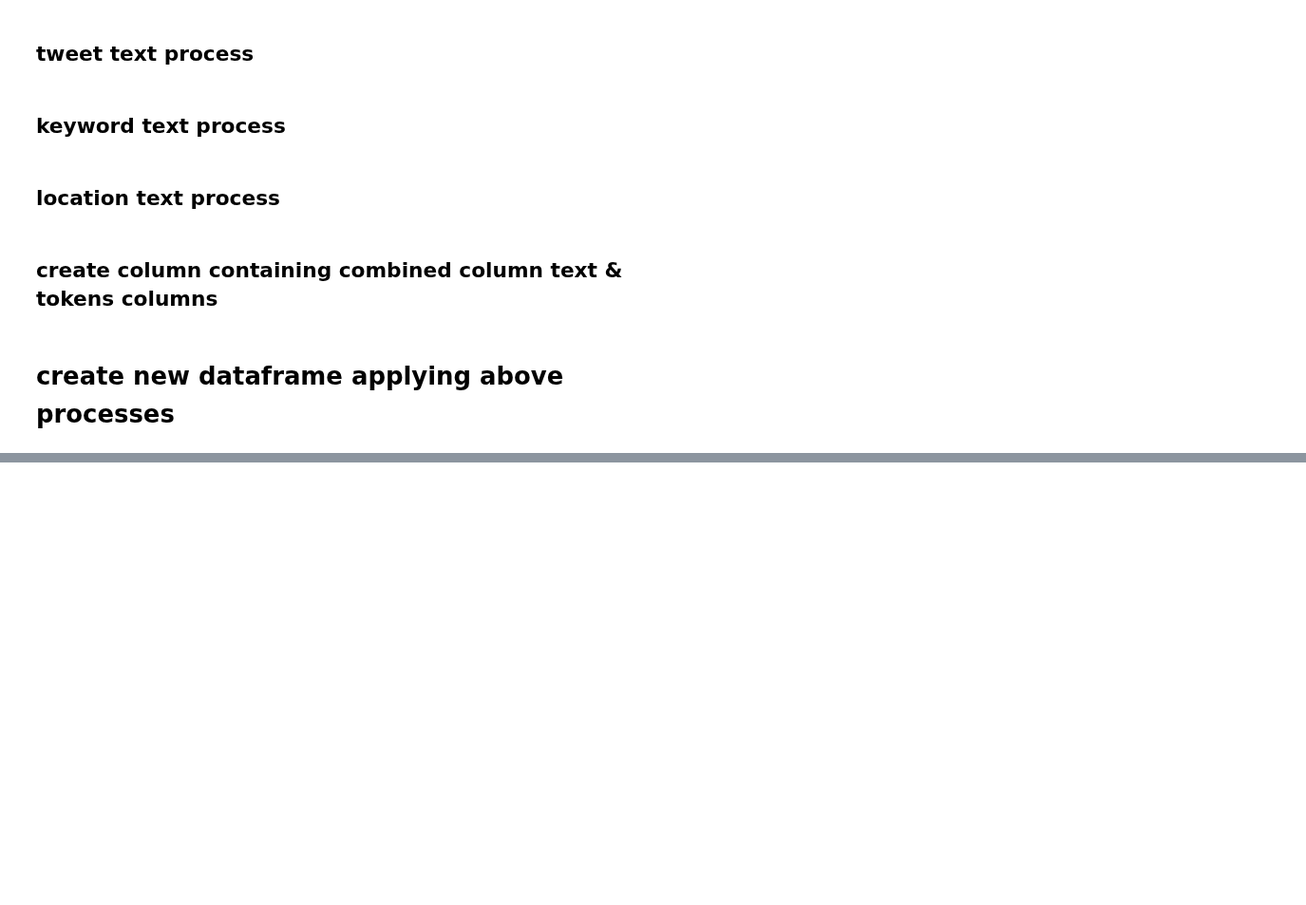
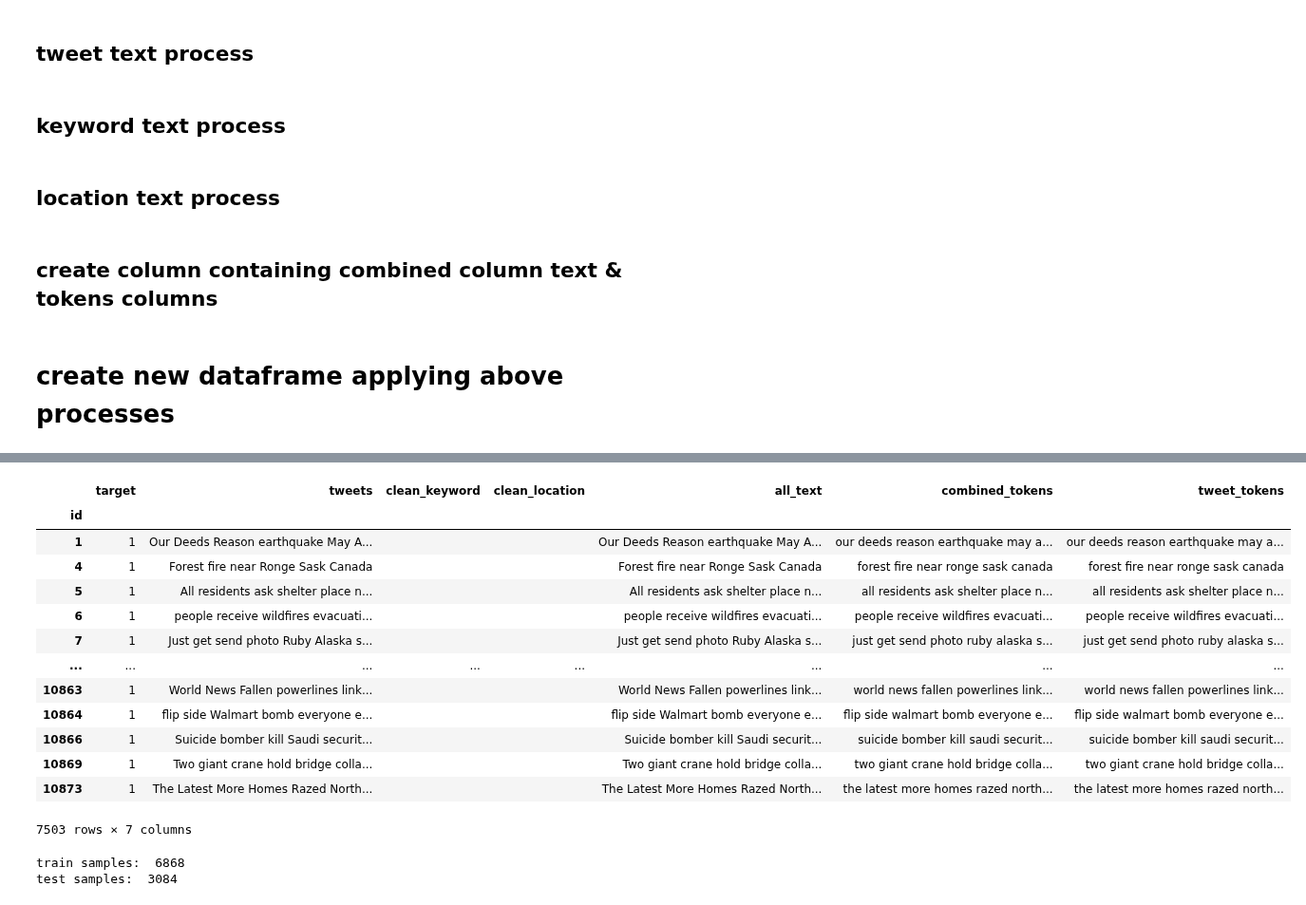
Before and after one commit to 8REN/disaster_tweets, a Jupyter notebook: preprocess_text.ipynb, the cells around one changed output, grey strips where cells are left out. Shown at 95% size. Saved outputs shown, nothing was run; the diff lists cells and outputs as text; code cells hidden in the pictures; blank space fills up the shorter version.

```diff
--- a/preprocess_text.ipynb
+++ b/preprocess_text.ipynb
@@ -319,6 +288,8 @@ def lemmatize_text_nouns(text):
         word = lemmatizer.lemmatize(text, 'n')
     return word
 # %%
+
+
 def lemmatize_text(text):
     #function to tokenize and lemmatize text, removing twitter handles and reducing length of words ex. loool = lol
     lemmatizer = WordNetLemmatizer()
@@ -338,6 +309,7 @@ def replace_numbers(tokens):
         else:
             new_tokens.append(word)
     return new_tokens
+
 
 def remove_non_ascii(tokens):
     # function to remove non unicode characters from tokenized text
@@ -359,8 +331,8 @@ def remove_stopwords(tokens):
 def norm_text(tokens):
     # function to normalize text by replacing digits with words and removing stopwords performed on tokenized text
     words = replace_numbers(tokens)
-    #new_words = remove_stopwords(words)
-    return words
+    new_words = remove_stopwords(words)
+    return new_words
 # %% [markdown]
 ## tweet text process
 # %%
@@ -368,17 +340,16 @@ def norm_text(tokens):
 def process_tweet(df):
     """combine regex and nltk processing for tweet text and keyword text processing"""
     def expand_text(text):
-        text = remove_handles(text)
-        camel_text = camel_case_split(text)
+        camel_text = expand_hashtags(text)
         exp_loc_tweet = word_expansion_from_dict(camel_text, expansion_dict=location_expansion_dict)
-        exp_text = word_expansion_from_dict(exp_loc_tweet, expansion_dict=word_expansion_dict)
+        exp_text = word_expansion_from_dict(exp_loc_tweet.lower(), expansion_dict=contractions_dict)
         return exp_text
 
     def process_text(text):
-        exp_text = expand_text(text)
+        exp_text = expand_hashtags(text)
         clean_text = denoise_text(exp_text)
         lem_text = lemmatize_text(clean_text)
-        text = ' '.join(x for x in norm_text(lem_text) if len(x) > 1)
+        text = ' '.join(x for x in norm_text(lem_text) if len(x) > 2)
         return text
 
 
@@ -398,13 +369,13 @@ def process_location(df):
     """combine regex and nltk processing for location text processing"""
 
     def expand_text(text):
-        camel_text = camel_case_split(text)
+        camel_text = expand_hashtags(text)
         #loc_dict_lower = {k.lower(): v for k, v in location_expansion_dict.items()}
         exp_text = word_expansion_from_dict(camel_text, location_expansion_dict)
         return exp_text
 
     def process_text(text):
-        exp_text = expand_text(text)
+        exp_text = expand_hashtags(text)
         clean_text = denoise_text(exp_text)
         lem_text = lemmatize_text(clean_text)
         text = ' '.join([x for x in norm_text(lem_text)])
@@ -428,6 +399,8 @@ def combine_columns(df):
     df['all_text'] = df['all_text'].str.strip()
     df['combined_tokens'] = df.all_text.apply(lambda row: row.split())
     df['tweet_tokens'] = df.tweets.apply(lambda row: row.split())
+    df['combined_tokens'] = df.all_text.str.lower()
+    df['tweet_tokens'] = df.tweets.str.lower()
     new_df = df.drop(['keyword', 'location', 'text'], axis=1)
     return new_df
 # %% [markdown]
@@ -494 +418,26 @@ test_df[100:150]
+# %%
+train_df
+# %% [output]
+|  | target | tweets | clean_keyword | clean_location | all_text | combined_tokens | tweet_tokens |
+| id |  |  |  |  |  |  |  |
+| 1 | 1 | Our Deeds Reason earthquake May A... |  |  | Our Deeds Reason earthquake May A... | our deeds reason earthquake may a... | our deeds reason earthquake may a... |
+| 4 | 1 | Forest fire near Ronge Sask Canada |  |  | Forest fire near Ronge Sask Canada | forest fire near ronge sask canada | forest fire near ronge sask canada |
+| 5 | 1 | All residents ask shelter place n... |  |  | All residents ask shelter place n... | all residents ask shelter place n... | all residents ask shelter place n... |
+| 6 | 1 | people receive wildfires evacuati... |  |  | people receive wildfires evacuati... | people receive wildfires evacuati... | people receive wildfires evacuati... |
+| 7 | 1 | Just get send photo Ruby Alaska s... |  |  | Just get send photo Ruby Alaska s... | just get send photo ruby alaska s... | just get send photo ruby alaska s... |
+| ... | ... | ... | ... | ... | ... | ... | ... |
+| 10863 | 1 | World News Fallen powerlines link... |  |  | World News Fallen powerlines link... | world news fallen powerlines link... | world news fallen powerlines link... |
+| 10864 | 1 | flip side Walmart bomb everyone e... |  |  | flip side Walmart bomb everyone e... | flip side walmart bomb everyone e... | flip side walmart bomb everyone e... |
+| 10866 | 1 | Suicide bomber kill Saudi securit... |  |  | Suicide bomber kill Saudi securit... | suicide bomber kill saudi securit... | suicide bomber kill saudi securit... |
+| 10869 | 1 | Two giant crane hold bridge colla... |  |  | Two giant crane hold bridge colla... | two giant crane hold bridge colla... | two giant crane hold bridge colla... |
+| 10873 | 1 | The Latest More Homes Razed North... |  |  | The Latest More Homes Razed North... | the latest more homes razed north... | the latest more homes razed north... |
+7503 rows × 7 columns
+# %%
+train_df.drop_duplicates(subset=['tweets'], keep='first', inplace=True)
+print('train samples: ',len(train_df))
+test_df2.drop_duplicates(subset=['tweets'], keep='first', inplace=True)
+print('test samples: ',len(test_df2))
+# %% [output]
+train samples:  6868
+test samples:  3084
 # %%
```
Also changed, not shown: parts of 24 cells of this notebook, 2 other files.
